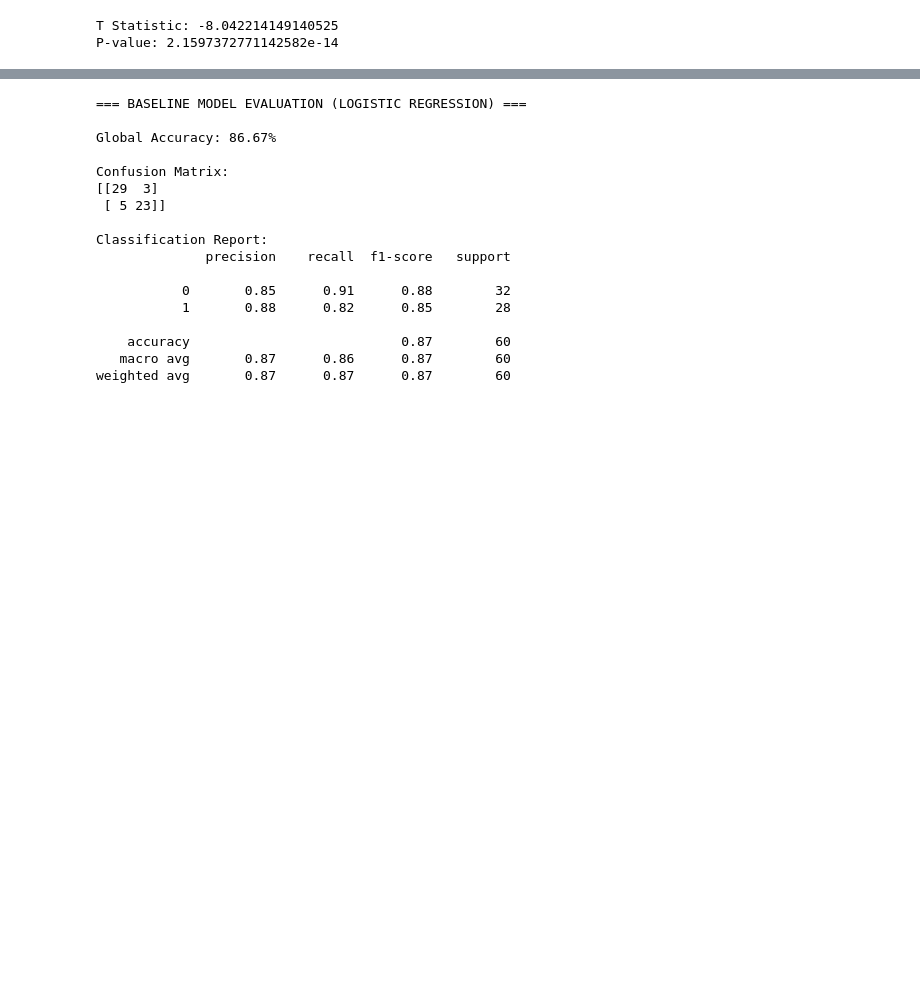
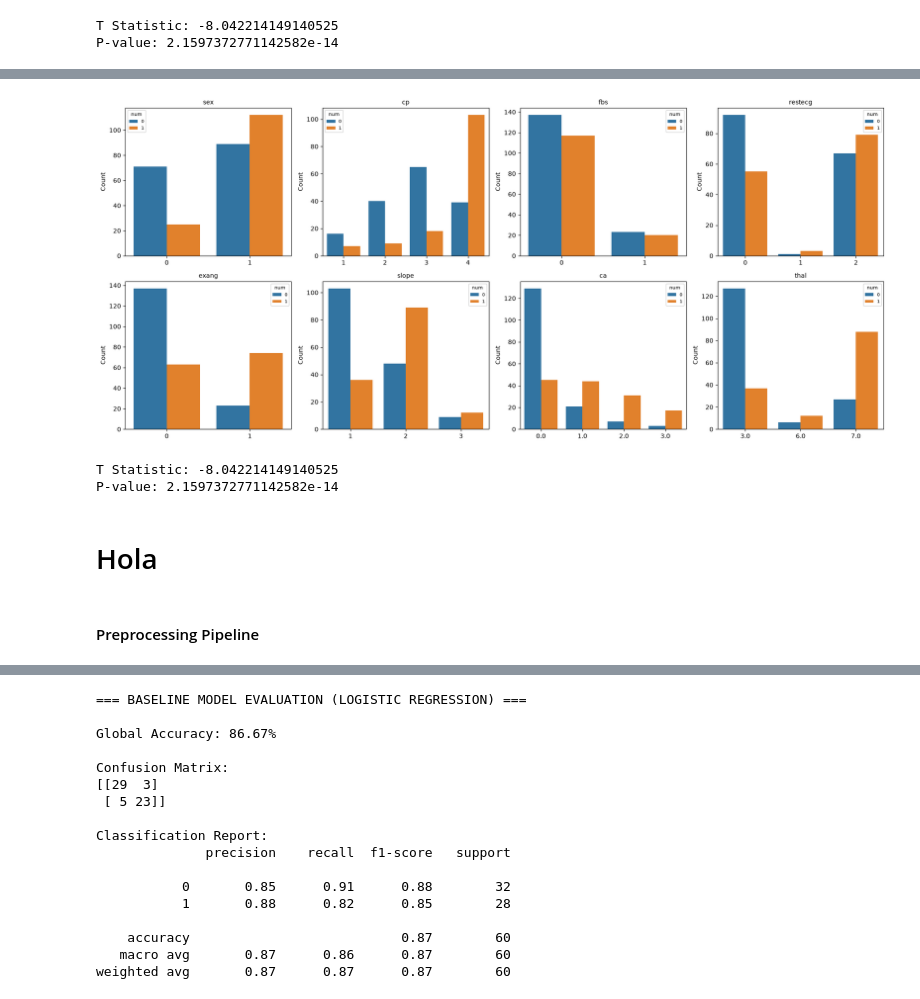
Before and after one commit to sba26317-rgb/CA_1-Machine_Learning_Project, a Jupyter notebook: CA_1_ML_RojasBenjamin.ipynb, the cells around one changed output, grey strips where cells are left out. Drawn from its saved outputs; the diff is of its cells as text; code cells hidden in the pictures; blank space fills up the shorter version.

```diff
--- a/CA_1_ML_RojasBenjamin.ipynb
+++ b/CA_1_ML_RojasBenjamin.ipynb
@@ -1034,0 +665,40 @@ F1-Score: The harmonic mean between precision and recall.
+# %%
+categorical_vars = ['sex', 'cp', 'fbs', 'restecg', 'exang', 'slope', 'ca', 'thal']
+
+fig, axes = plt.subplots(2, 4, figsize=(18, 8))
+axes = axes.flatten()
+
+for i in range(len(categorical_vars)):
+    col = categorical_vars[i]
+    sns.countplot(x=col, hue='num', data=df_binary, ax=axes[i])
+    axes[i].set_title(col, fontsize=10)
+    axes[i].set_xlabel('')
+    axes[i].set_ylabel('Count')
+    axes[i].legend(title='num', fontsize=7, title_fontsize=8)
+
+plt.tight_layout()
+plt.savefig('chi2_countplots.png', dpi=300, bbox_inches='tight')
+plt.show()
+# %% [output]
+[figure, added]
+# %%
+from scipy.stats import ttest_ind
+
+healthy = df_binary[df_binary['num'] == 0]['oldpeak']
+
+disease = df_binary[df_binary['num'] == 1]['oldpeak']
+
+t_stat, p_value = ttest_ind(
+    healthy,
+    disease
+)
+
+print("T Statistic:", t_stat)
+print("P-value:", p_value)
+# %% [output]
+T Statistic: -8.042214149140525
+P-value: 2.1597372771142582e-14
+# %% [markdown]
+# Hola
+# %% [markdown]
+#### Preprocessing Pipeline
```
Also changed, not shown: parts of 90 cells of this notebook.
